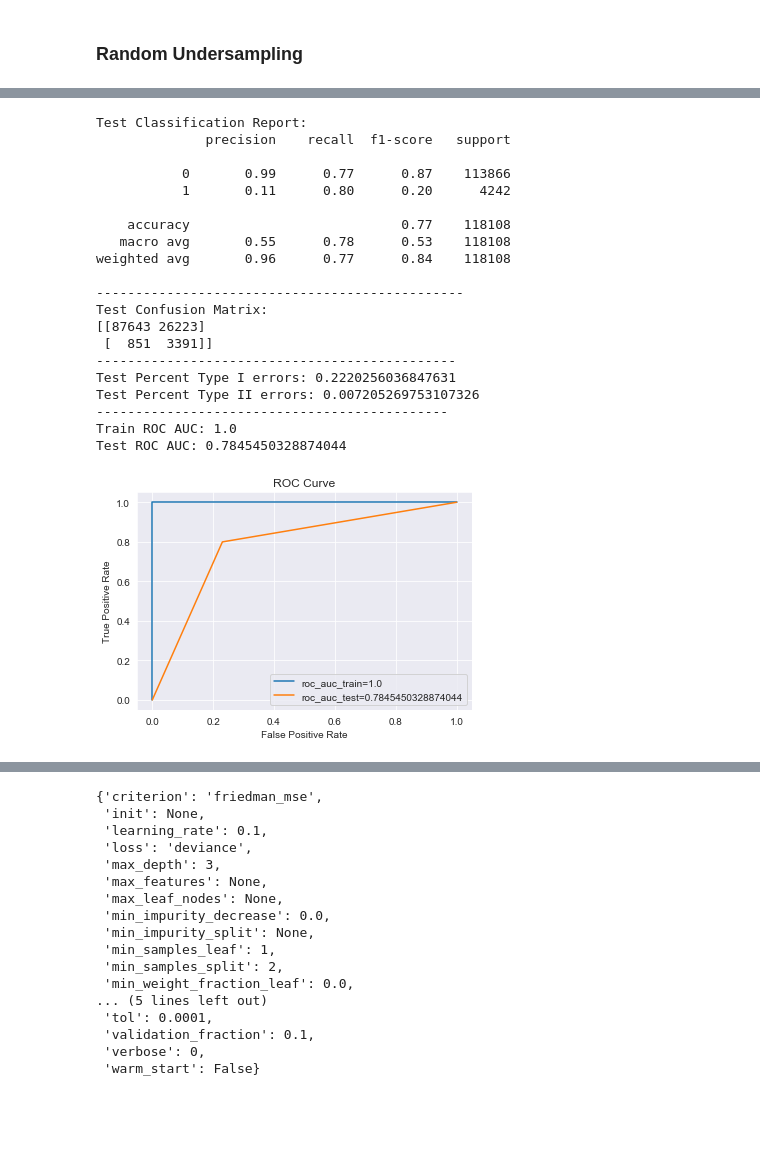
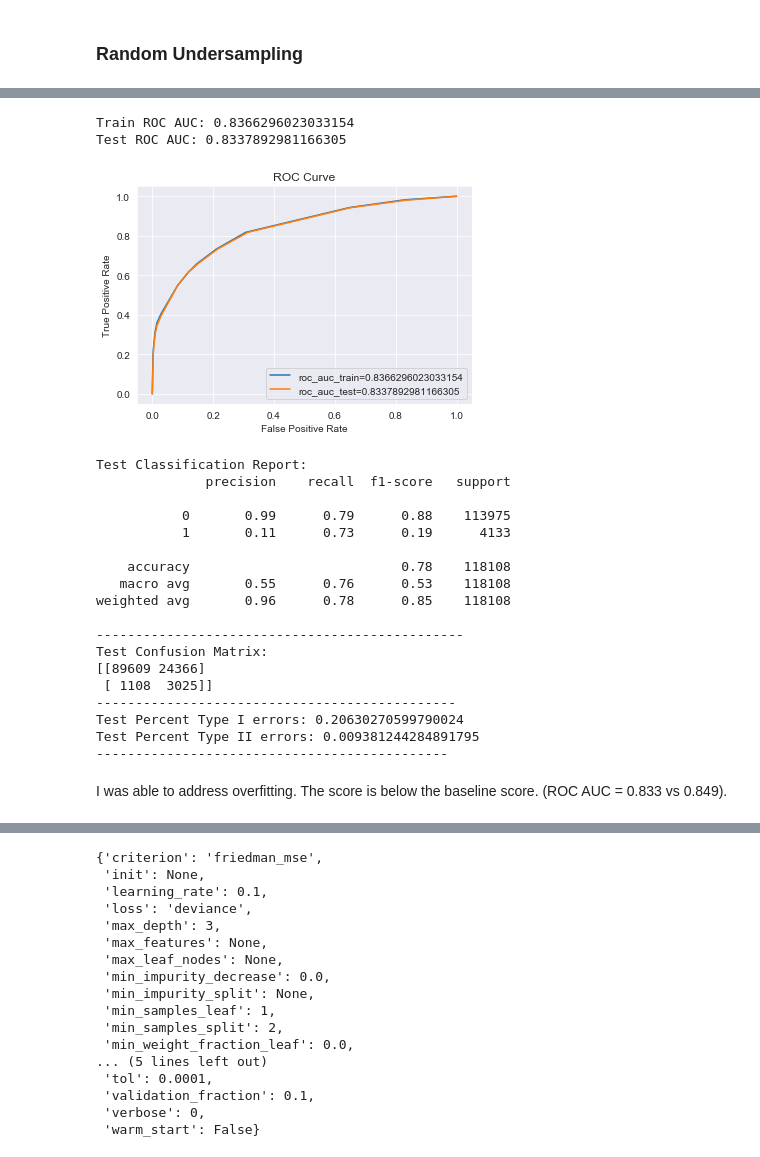
Before and after one commit to anikoloff/fraud_detection, a Jupyter notebook: fraud_detection.ipynb, the cells around one changed output, grey strips where cells are left out. Drawn from its saved outputs; the diff is of its cells as text; code cells hidden in the pictures; blank space fills up the shorter version.

```diff
--- a/fraud_detection.ipynb
+++ b/fraud_detection.ipynb
@@ -804,31 +923,39 @@ I'll work with Decision Tree and ensemble models such as Gradient Boosting and R
+# %%
+# Re-train the model.
+dt1 = DecisionTreeClassifier(
+    criterion='gini',
+    max_depth=5,
+    max_leaf_nodes=20,
+    min_samples_leaf=1,
+    random_state = 1
+)
+dt1.fit(X_train,y_train)
+
+# Evaluate.
+evaluate(dt1)
+# %% [output]
+Train ROC AUC: 0.8366296023033154
+Test ROC AUC: 0.8337892981166305
+[figure, added]
+Test Classification Report:
+              precision    recall  f1-score   support
+
+           0       0.99      0.79      0.88    113975
+           1       0.11      0.73      0.19      4133
+
+    accuracy                           0.78    118108
+   macro avg       0.55      0.76      0.53    118108
+weighted avg       0.96      0.78      0.85    118108
+
+-----------------------------------------------
+Test Confusion Matrix:
+[[89609 24366]
+ [ 1108  3025]]
+----------------------------------------------
+Test Percent Type I errors: 0.20630270599790024
+Test Percent Type II errors: 0.009381244284891795
+---------------------------------------------
+# %% [markdown]
+I was able to address overfitting. The score is below the baseline score. (ROC AUC = 0.833 vs 0.849).
 # %%
 features = df_train.drop('isFraud', axis=1).columns
-# %%
-# Train a decision tree model with default parameters.
-dt = DecisionTreeClassifier()
-dt = dt.fit(X_train,y_train)
-
-# Evaluate.
-evaluate(dt)
-# %% [output]
-Test Classification Report:
-              precision    recall  f1-score   support
-
-           0       0.99      0.77      0.87    113866
-           1       0.11      0.80      0.20      4242
-
-    accuracy                           0.77    118108
-   macro avg       0.55      0.78      0.53    118108
-weighted avg       0.96      0.77      0.84    118108
-
------------------------------------------------
-Test Confusion Matrix:
-[[87643 26223]
- [  851  3391]]
-----------------------------------------------
-Test Percent Type I errors: 0.2220256036847631
-Test Percent Type II errors: 0.007205269753107326
----------------------------------------------
-Train ROC AUC: 1.0
-Test ROC AUC: 0.7845450328874044
-[figure, removed]
```
Also changed, not shown: parts of 62 cells of this notebook, 1 other file.
